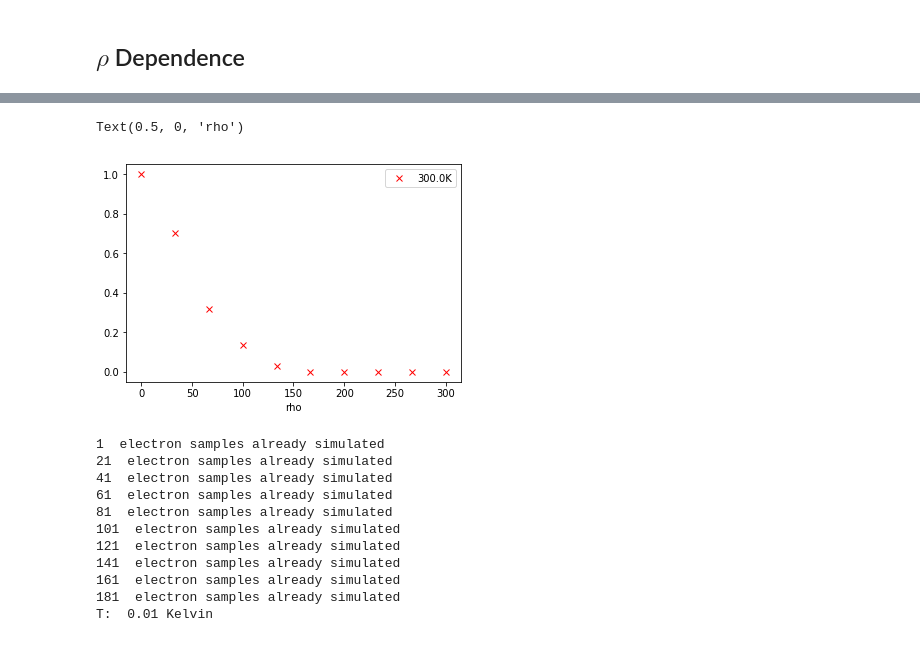
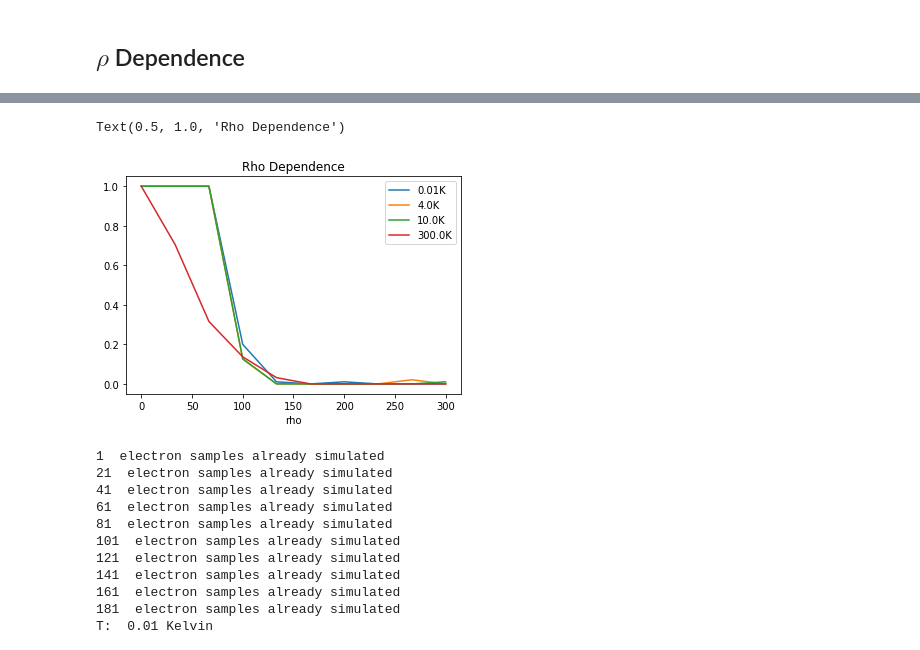
Before and after one commit to HaeffnerLab/Electron-Trap-Design-Testing, a Jupyter notebook: quarter_sim1.ipynb, the cells around one changed output, grey strips where cells are left out. Drawn from its saved outputs; the diff is of its cells as text; code cells hidden in the pictures.

```diff
--- a/quarter_sim1.ipynb
+++ b/quarter_sim1.ipynb
@@ -318,7 +318,7 @@ N_theta = 19
 # list of success rates correspond to each rou in rou_s
 success_rate = dict()
 errors = dict()
-for T in [300.0]:
+for T in [300.0, 0.01, 10.0, 4.0]:
     v = np.sqrt(kB*T/m)
     success_rate[T] = []
     errors[T] = []
@@ -343,10 +352,12 @@ The result for T =  300.0 kelvin:
 # %%
-plt.plot(rou_s*1.0e6, success_rate[T], 'rx', label = str(T) + "K")
+for T in [0.01, 4.0, 10.0, 300.0]:
+    plt.plot(rou_s*1.0e6, success_rate[T], label = str(T) + "K")
+    plt.xlabel("rho")
 plt.legend()
-plt.xlabel("rho")
+plt.title("Rho Dependence")
 # %% [output]
-Text(0.5, 0, 'rho')
+Text(0.5, 1.0, 'Rho Dependence')
-[figure, old version]
+[figure, new version]
 # %%
 N = 200
 T = 0.01
```
Also changed, not shown: parts of 1 cell of this notebook, 2 other files.
